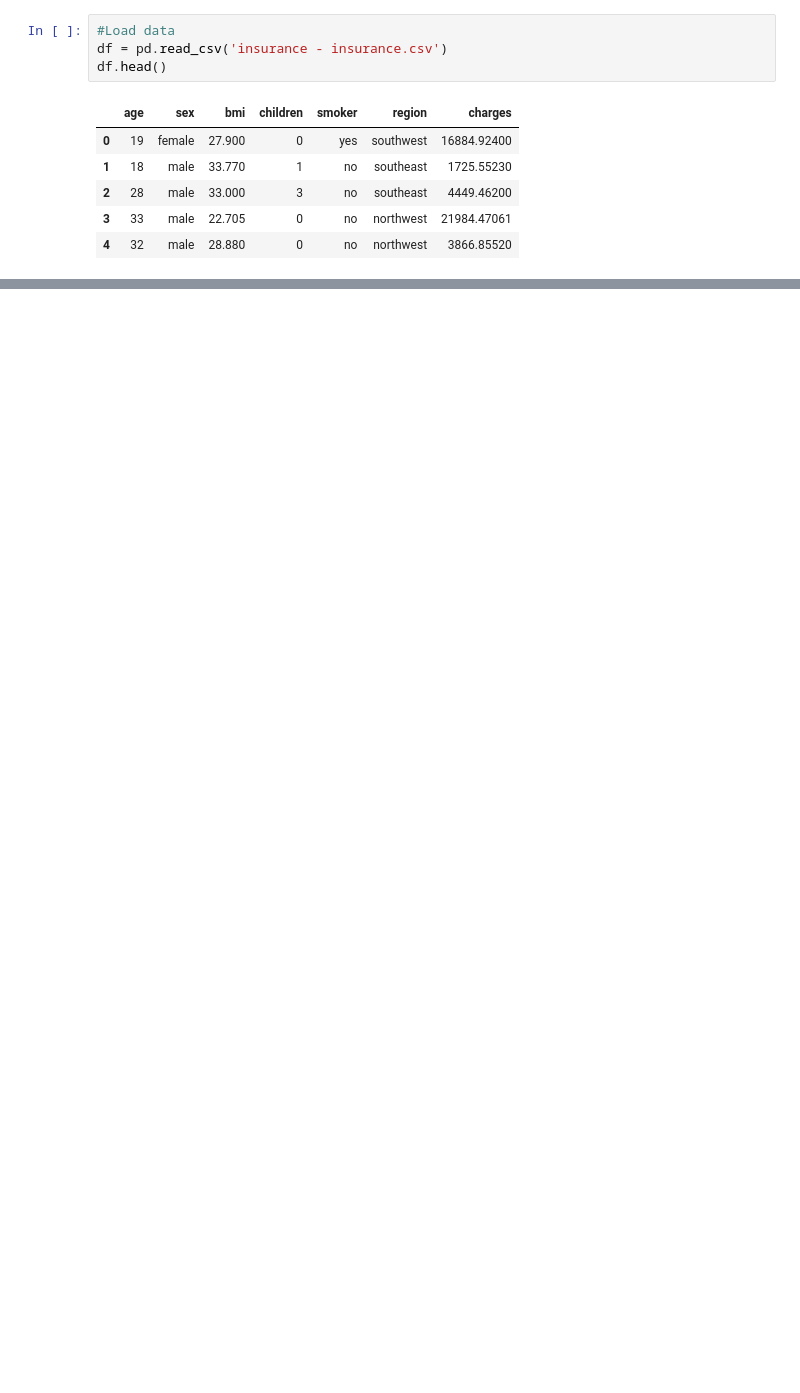
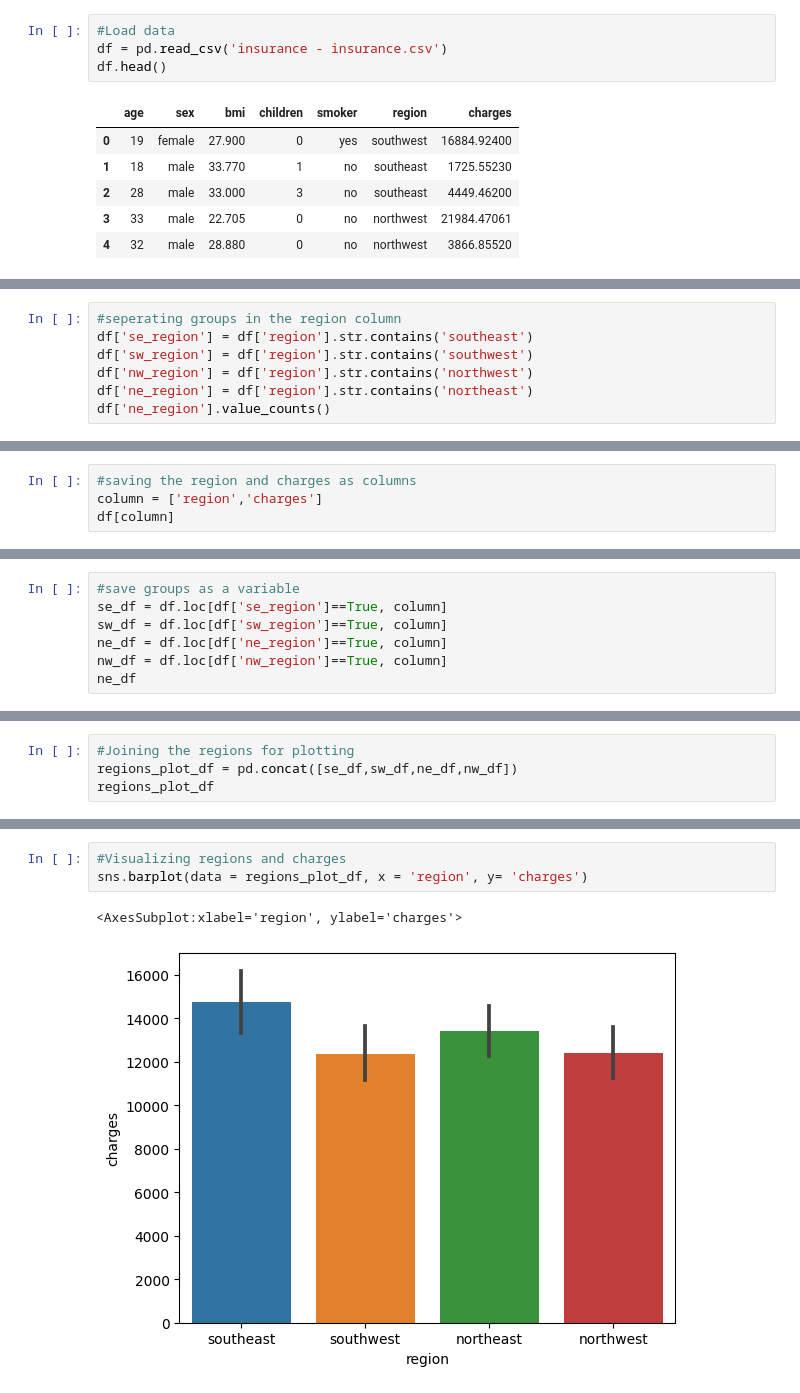
Before and after one commit to Swaghanaian/Hypothesis-Testing-with-Insurance-Data, a Jupyter notebook: Hypothesis Testing with Insurance Data.ipynb, the cells around one changed output, grey strips where cells are left out. Saved outputs shown, nothing was run; the diff lists cells and outputs as text; blank space fills up the shorter version.

```diff
--- a/Hypothesis Testing with Insurance Data.ipynb
+++ b/Hypothesis Testing with Insurance Data.ipynb
@@ -57,0 +388,7 @@ True
+# %%
+#seperating groups in the region column
+df['se_region'] = df['region'].str.contains('southeast')
+df['sw_region'] = df['region'].str.contains('southwest')
+df['nw_region'] = df['region'].str.contains('northwest')
+df['ne_region'] = df['region'].str.contains('northeast')
+df['ne_region'].value_counts()
@@ -57,0 +399,4 @@ True
+# %%
+#saving the region and charges as columns
+column = ['region','charges']
+df[column]
@@ -57,0 +417,7 @@ True
+# %%
+#save groups as a variable
+se_df = df.loc[df['se_region']==True, column]
+sw_df = df.loc[df['sw_region']==True, column]
+ne_df = df.loc[df['ne_region']==True, column]
+nw_df = df.loc[df['nw_region']==True, column]
+ne_df
@@ -57,0 +438,4 @@ True
+# %%
+#Joining the regions for plotting
+regions_plot_df = pd.concat([se_df,sw_df,ne_df,nw_df])
+regions_plot_df
@@ -57,0 +456,6 @@ True
+# %%
+#Visualizing regions and charges
+sns.barplot(data = regions_plot_df, x = 'region', y= 'charges')
+# %% [output]
+<AxesSubplot:xlabel='region', ylabel='charges'>
+[figure, added]
```
Also changed, not shown: parts of 64 cells of this notebook.
